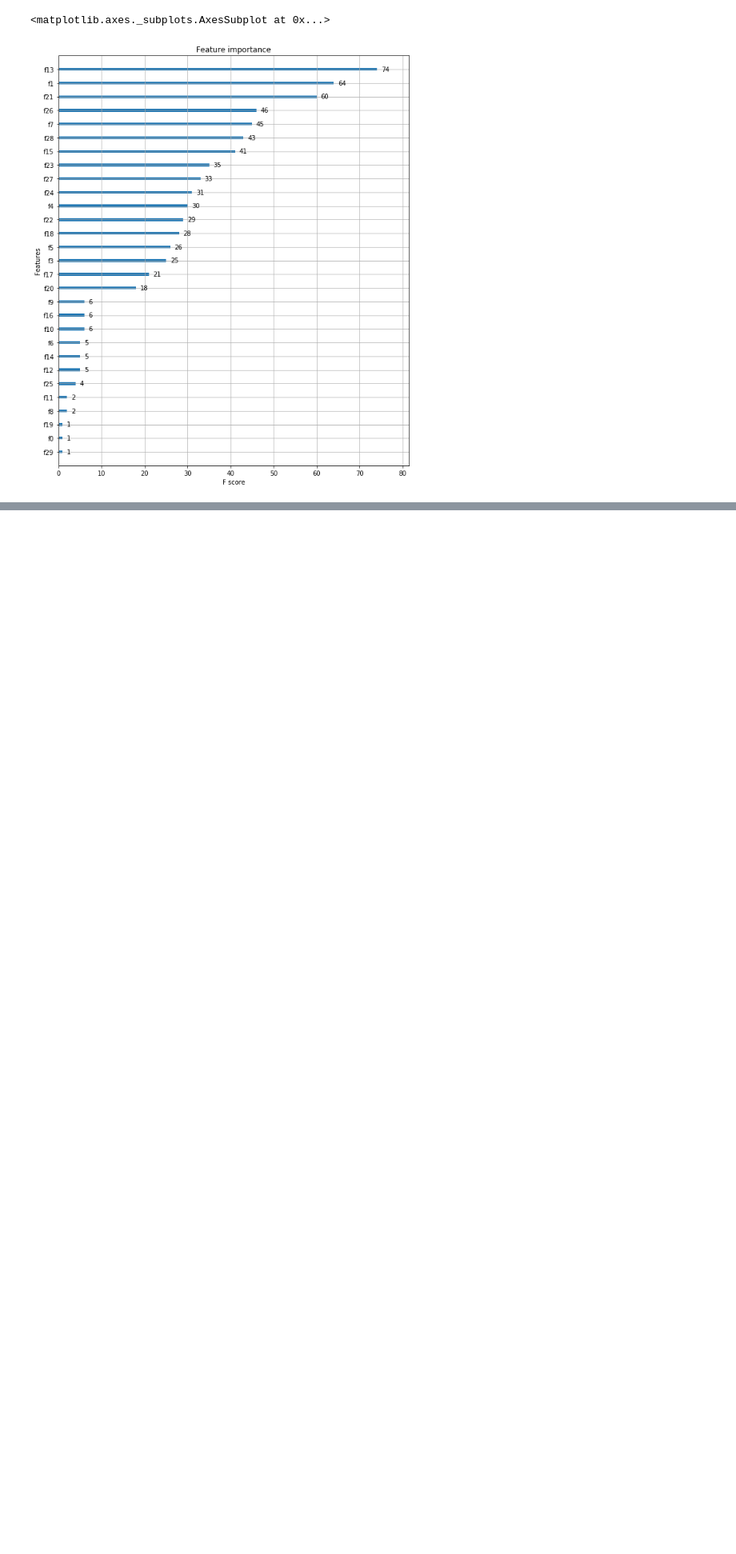
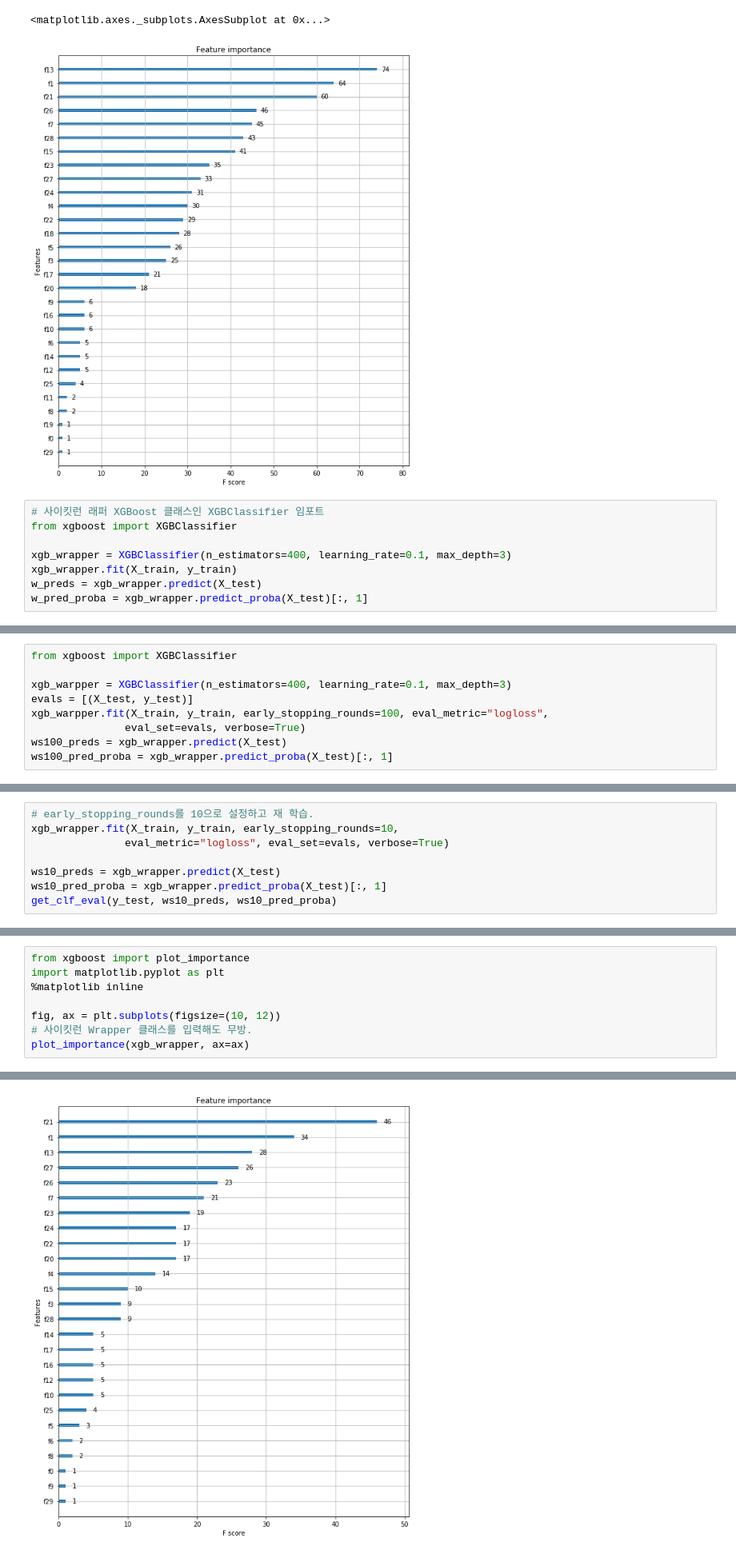
Before and after one commit to beatz4/KaggleStudy_By_Book, a Jupyter notebook: xgboost.ipynb, the cells around one changed output, grey strips where cells are left out. Shown at 80% size. Saved outputs shown, nothing was run; the diff lists cells and outputs as text; blank space fills up the shorter version.

Commit message:
'addXGBoost'

```diff
--- a/xgboost.ipynb
+++ b/xgboost.ipynb
@@ -126,3 +126,11 @@ plot_importance(xgb_model, ax=ax)
 # %% [output]
 <matplotlib.axes._subplots.AxesSubplot at 0x...>
 [figure]
+# %%
+# 사이킷런 래퍼 XGBoost 클래스인 XGBClassifier 임포트
+from xgboost import XGBClassifier
+
+xgb_wrapper = XGBClassifier(n_estimators=400, learning_rate=0.1, max_depth=3)
+xgb_wrapper.fit(X_train, y_train)
+w_preds = xgb_wrapper.predict(X_test)
+w_pred_proba = xgb_wrapper.predict_proba(X_test)[:, 1]
@@ -128,0 +144,9 @@ plot_importance(xgb_model, ax=ax)
+# %%
+from xgboost import XGBClassifier
+
+xgb_warpper = XGBClassifier(n_estimators=400, learning_rate=0.1, max_depth=3)
+evals = [(X_test, y_test)]
+xgb_warpper.fit(X_train, y_train, early_stopping_rounds=100, eval_metric="logloss",
+               eval_set=evals, verbose=True)
+ws100_preds = xgb_wrapper.predict(X_test)
+ws100_pred_proba = xgb_wrapper.predict_proba(X_test)[:, 1]
@@ -128,0 +178,8 @@ plot_importance(xgb_model, ax=ax)
+# %%
+# early_stopping_rounds를 10으로 설정하고 재 학습.
+xgb_wrapper.fit(X_train, y_train, early_stopping_rounds=10,
+               eval_metric="logloss", eval_set=evals, verbose=True)
+
+ws10_preds = xgb_wrapper.predict(X_test)
+ws10_pred_proba = xgb_wrapper.predict_proba(X_test)[:, 1]
+get_clf_eval(y_test, ws10_preds, ws10_pred_proba)
@@ -128,0 +204,9 @@ plot_importance(xgb_model, ax=ax)
+# %%
+from xgboost import plot_importance
+import matplotlib.pyplot as plt
+%matplotlib inline
+
+fig, ax = plt.subplots(figsize=(10, 12))
+# 사이킷런 Wrapper 클래스를 입력해도 무방.
+plot_importance(xgb_wrapper, ax=ax)
+# %% [output]
@@ -128,0 +214 @@ plot_importance(xgb_model, ax=ax)
+[figure, added]
```
Also changed, not shown: parts of 10 cells of this notebook.
